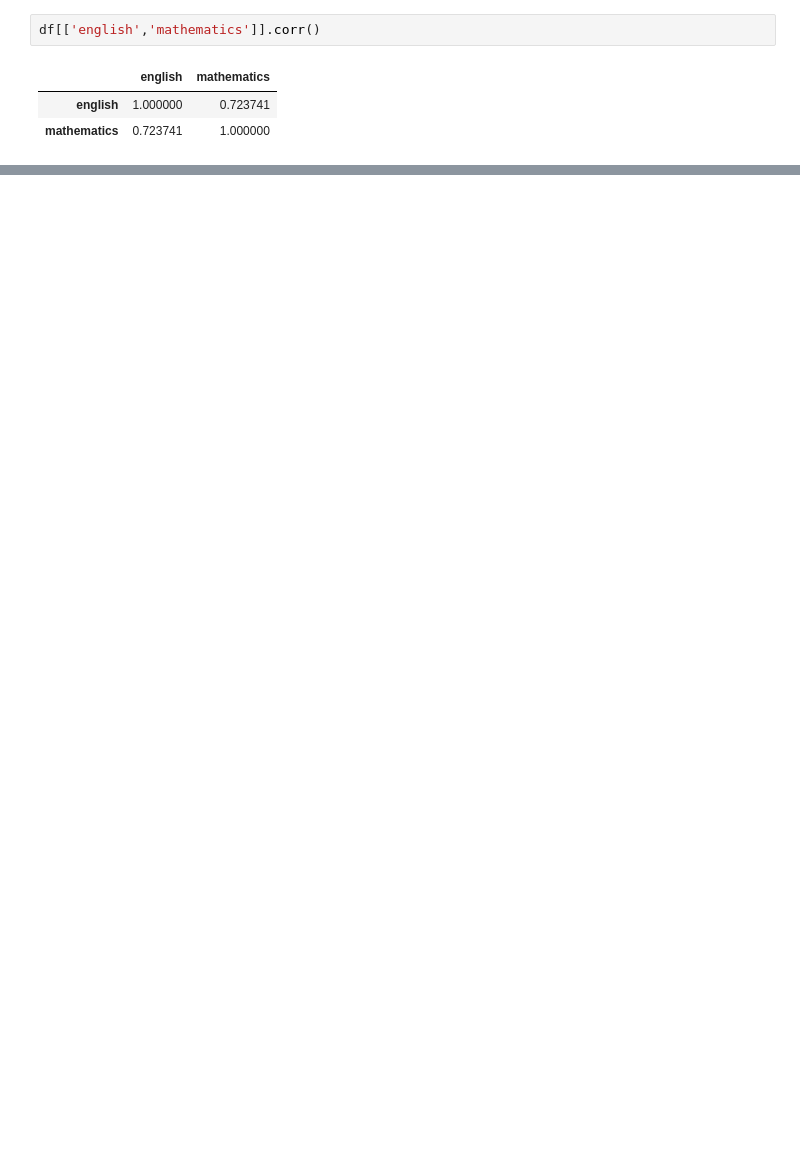
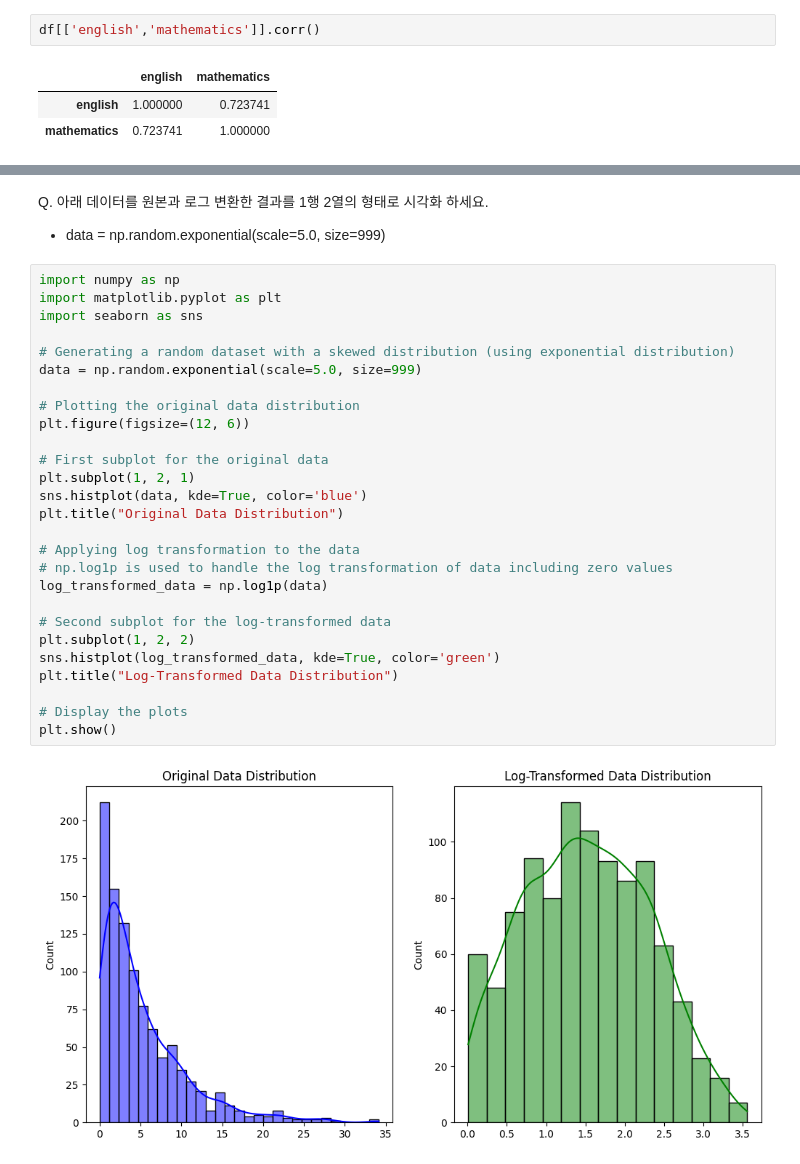
Before and after one commit to bnv20/kdt_2310, a Jupyter notebook: m4_libraries/statistics/stat1_guide.ipynb, the cells around one changed output, grey strips where cells are left out. Saved outputs shown, nothing was run; the diff lists cells and outputs as text; blank space fills up the shorter version.

```diff
--- a/m4_libraries/statistics/stat1_guide.ipynb
+++ b/m4_libraries/statistics/stat1_guide.ipynb
@@ -643,0 +1025,32 @@ sns.heatmap(df[['english','mathematics']].corr(),annot=True)
+# %% [markdown]
+Q. 아래 데이터를 원본과 로그 변환한 결과를 1행 2열의 형태로 시각화 하세요.
+- data = np.random.exponential(scale=5.0, size=999)
+# %%
+import numpy as np
+import matplotlib.pyplot as plt
+import seaborn as sns
+
+# Generating a random dataset with a skewed distribution (using exponential distribution)
+data = np.random.exponential(scale=5.0, size=999)
+
+# Plotting the original data distribution
+plt.figure(figsize=(12, 6))
+
+# First subplot for the original data
+plt.subplot(1, 2, 1)
+sns.histplot(data, kde=True, color='blue')
+plt.title("Original Data Distribution")
+
+# Applying log transformation to the data
+# np.log1p is used to handle the log transformation of data including zero values
+log_transformed_data = np.log1p(data)
+
+# Second subplot for the log-transformed data
+plt.subplot(1, 2, 2)
+sns.histplot(log_transformed_data, kde=True, color='green')
+plt.title("Log-Transformed Data Distribution")
+
+# Display the plots
+plt.show()
+# %% [output]
+[figure, added]
```
Also changed, not shown: parts of 48 cells of this notebook, 1 other file.
